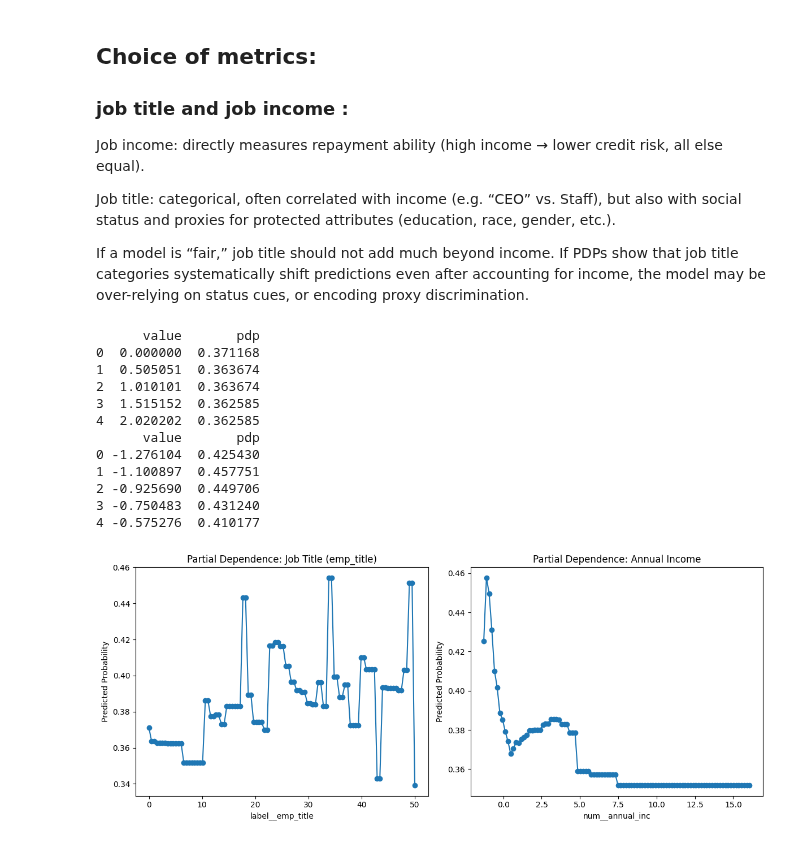
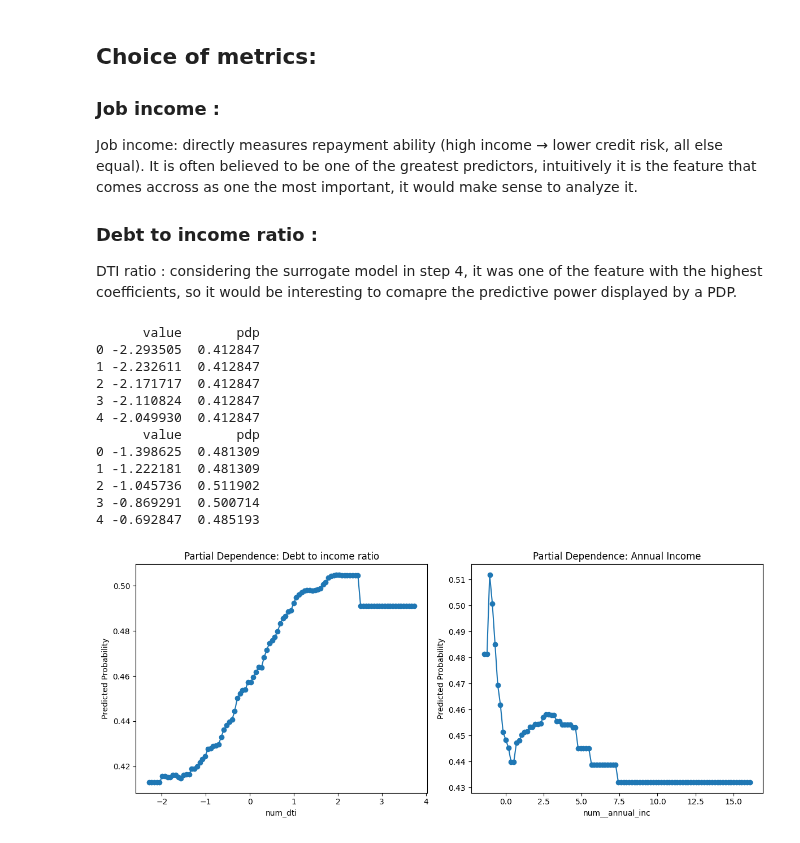
Before and after one commit to Sheetal-12/Interpretable-Credit-Default-Prediction, a Jupyter notebook: notebooks/step5.ipynb, the cells around one changed output. Cells and saved outputs as stored; diff of their text form; code cells hidden in the pictures.

Commit message:
updating step 5

```diff
--- a/notebooks/step5.ipynb
+++ b/notebooks/step5.ipynb
@@ -38,14 +38,13 @@ Name: target, Length: 34198, dtype: int32, 'y_pred_test': array([0, 1, 0, ..., 0
 # %% [markdown]
 ## Choice of metrics:
 
-### job title and job income :
-Job income: directly measures repayment ability (high income → lower credit risk, all else equal).
+### Job income :
+Job income: directly measures repayment ability (high income → lower credit risk, all else equal). It is often believed to be one of the greatest predictors, intuitively it is the feature that comes accross as one the most important, it would make sense to analyze it.
 
-Job title: categorical, often correlated with income (e.g. “CEO” vs. Staff), but also with social status and proxies for protected attributes (education, race, gender, etc.).
-
-If a model is “fair,” job title should not add much beyond income. If PDPs show that job title categories systematically shift predictions even after accounting for income, the model may be over-relying on status cues, or encoding proxy discrimination.
+### Debt to income ratio :
+DTI ratio : considering the surrogate model in step 4, it was one of the feature with the highest coefficients, so it would be interesting to comapre the predictive power displayed by a PDP.
 # %%
-X_test = data.get("X_test")
+X_train = data2.get("X_train")
 # %%
 # We'll compute PDP manually
 def partial_dependence_manual(estimator, X, feature, grid_values):
@@ -66,50 +65,50 @@ def partial_dependence_manual(estimator, X, feature, grid_values):
         pdp_values.append(np.mean(preds))  # average prediction
 
     return pd.DataFrame({"value": grid_values, "pdp": pdp_values})
 
 
 # Example for your features
-pdp_emp_title = partial_dependence_manual(catboost, X_test, "label__emp_title", np.linspace(X_test["label__emp_title"].min(),
-                       X_test["label__emp_title"].max(), 100))
-pdp_income = partial_dependence_manual(catboost, X_test, "num__annual_inc", np.linspace(X_test["num__annual_inc"].min(),
-                       X_test["num__annual_inc"].max(),
+pdp_emp_title = partial_dependence_manual(catboost, X_train, "num__dti", np.linspace(X_train["num__dti"].min(),
+                       X_train["num__dti"].max(), 100))
+pdp_income = partial_dependence_manual(catboost, X_train, "num__annual_inc", np.linspace(X_train["num__annual_inc"].min(),
+                       X_train["num__annual_inc"].max(),
                        100)
 )
 
 print(pdp_emp_title.head())
 print(pdp_income.head())
 
 # Plot PDPs
 fig, axes = plt.subplots(1, 2, figsize=(12, 5))
 
 # Job Title PDP
 axes[0].plot(pdp_emp_title["value"], pdp_emp_title["pdp"], marker="o")
-axes[0].set_title("Partial Dependence: Job Title (emp_title)")
-axes[0].set_xlabel("label__emp_title")
+axes[0].set_title("Partial Dependence: Debt to income ratio")
+axes[0].set_xlabel("num_dti")
 axes[0].set_ylabel("Predicted Probability")
 
 # Annual Income PDP
 axes[1].plot(pdp_income["value"], pdp_income["pdp"], marker="o")
 axes[1].set_title("Partial Dependence: Annual Income")
 axes[1].set_xlabel("num__annual_inc")
 axes[1].set_ylabel("Predicted Probability")
 
 plt.tight_layout()
 plt.show()
 # %% [output]
       value       pdp
-0  0.000000  0.371168
-1  0.505051  0.363674
-2  1.010101  0.363674
-3  1.515152  0.362585
-4  2.020202  0.362585
+0 -2.293505  0.412847
+1 -2.232611  0.412847
+2 -2.171717  0.412847
+3 -2.110824  0.412847
+4 -2.049930  0.412847
       value       pdp
-0 -1.276104  0.425430
-1 -1.100897  0.457751
-2 -0.925690  0.449706
-3 -0.750483  0.431240
-4 -0.575276  0.410177
+0 -1.398625  0.481309
+1 -1.222181  0.481309
+2 -1.045736  0.511902
+3 -0.869291  0.500714
+4 -0.692847  0.485193
-[figure, old version]
+[figure, new version]
 # %%
 # Using built in function
 
```
Also changed, not shown: parts of 2 cells of this notebook.
